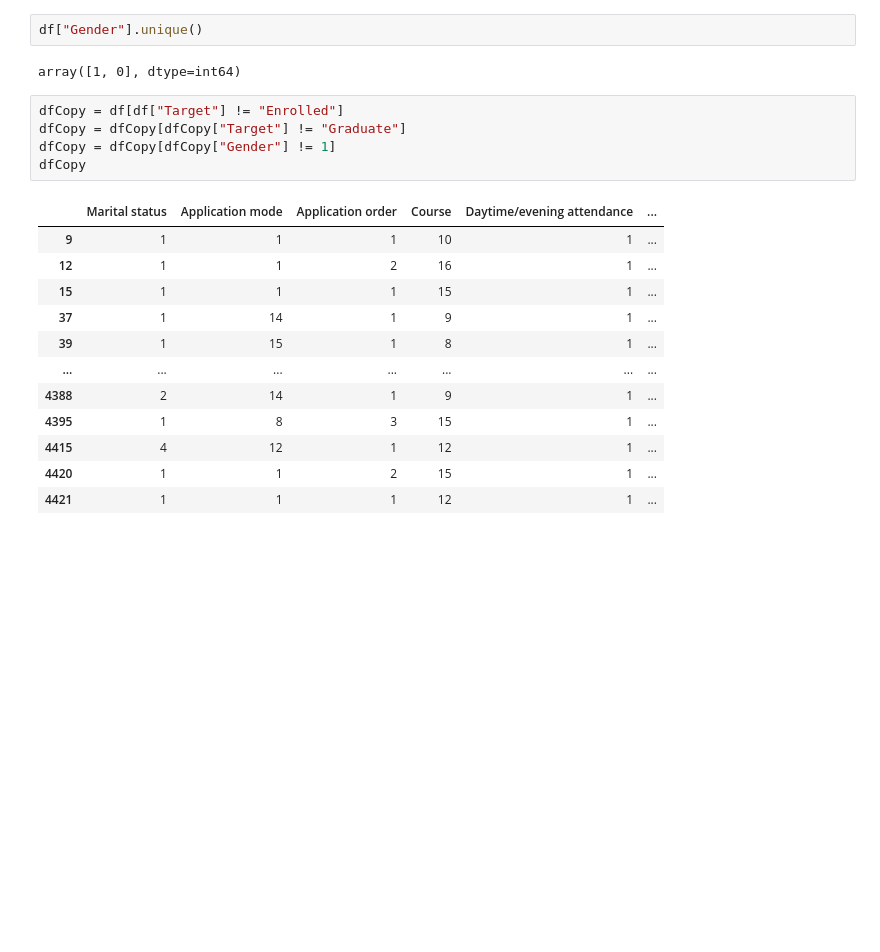
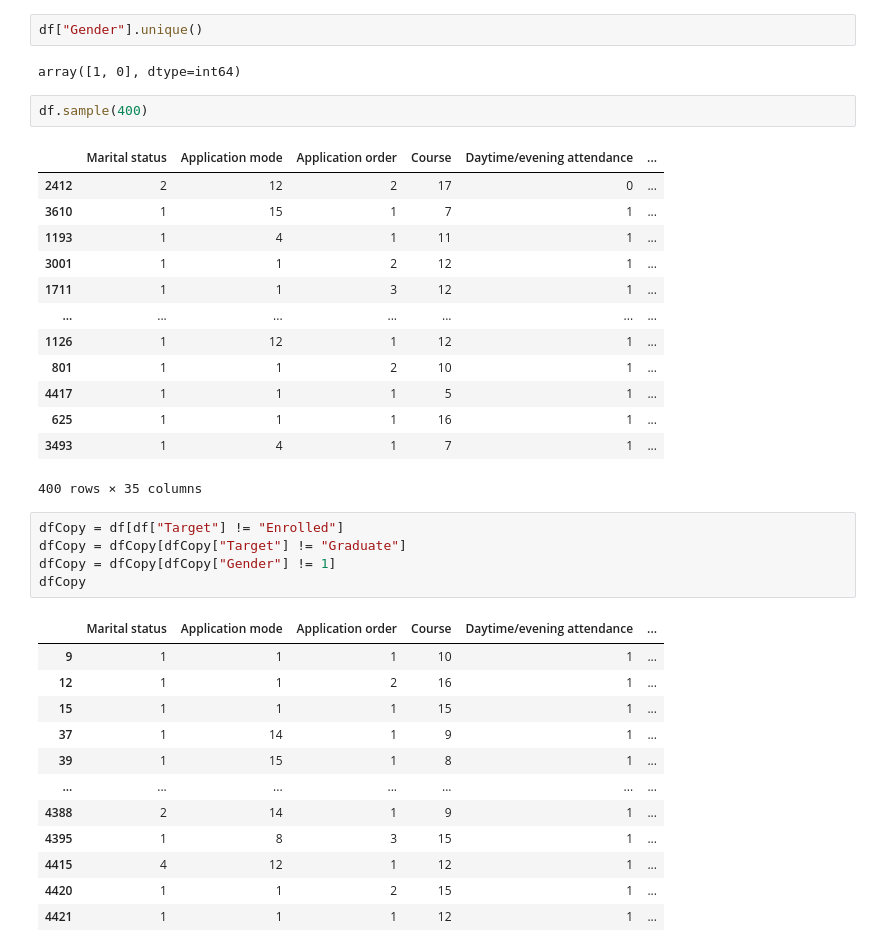
Before and after one commit to kartikjoshi267/minor-project, a Jupyter notebook: hypothesis/hyp1and2.ipynb, the cells around one changed output. Saved outputs shown, nothing was run; the diff lists cells and outputs as text; blank space fills up the shorter version.

```diff
--- a/hypothesis/hyp1and2.ipynb
+++ b/hypothesis/hyp1and2.ipynb
@@ -67,6 +67,22 @@ df.describe()
 df["Gender"].unique()
 # %% [output]
 array([1, 0], dtype=int64)
+# %%
+df.sample(400)
+# %% [output]
+|  | Marital status | Application mode | Application order | Course | Daytime/evening attendance | ... |
+| 2412 | 2 | 12 | 2 | 17 | 0 | ... |
+| 3610 | 1 | 15 | 1 | 7 | 1 | ... |
+| 1193 | 1 | 4 | 1 | 11 | 1 | ... |
+| 3001 | 1 | 1 | 2 | 12 | 1 | ... |
+| 1711 | 1 | 1 | 3 | 12 | 1 | ... |
+| ... | ... | ... | ... | ... | ... | ... |
+| 1126 | 1 | 12 | 1 | 12 | 1 | ... |
+| 801 | 1 | 1 | 2 | 10 | 1 | ... |
+| 4417 | 1 | 1 | 1 | 5 | 1 | ... |
+| 625 | 1 | 1 | 1 | 16 | 1 | ... |
+| 3493 | 1 | 4 | 1 | 7 | 1 | ... |
+400 rows × 35 columns
 # %%
 dfCopy = df[df["Target"] != "Enrolled"]
 dfCopy = dfCopy[dfCopy["Target"] != "Graduate"]
```
Also changed, not shown: 1 other file.
